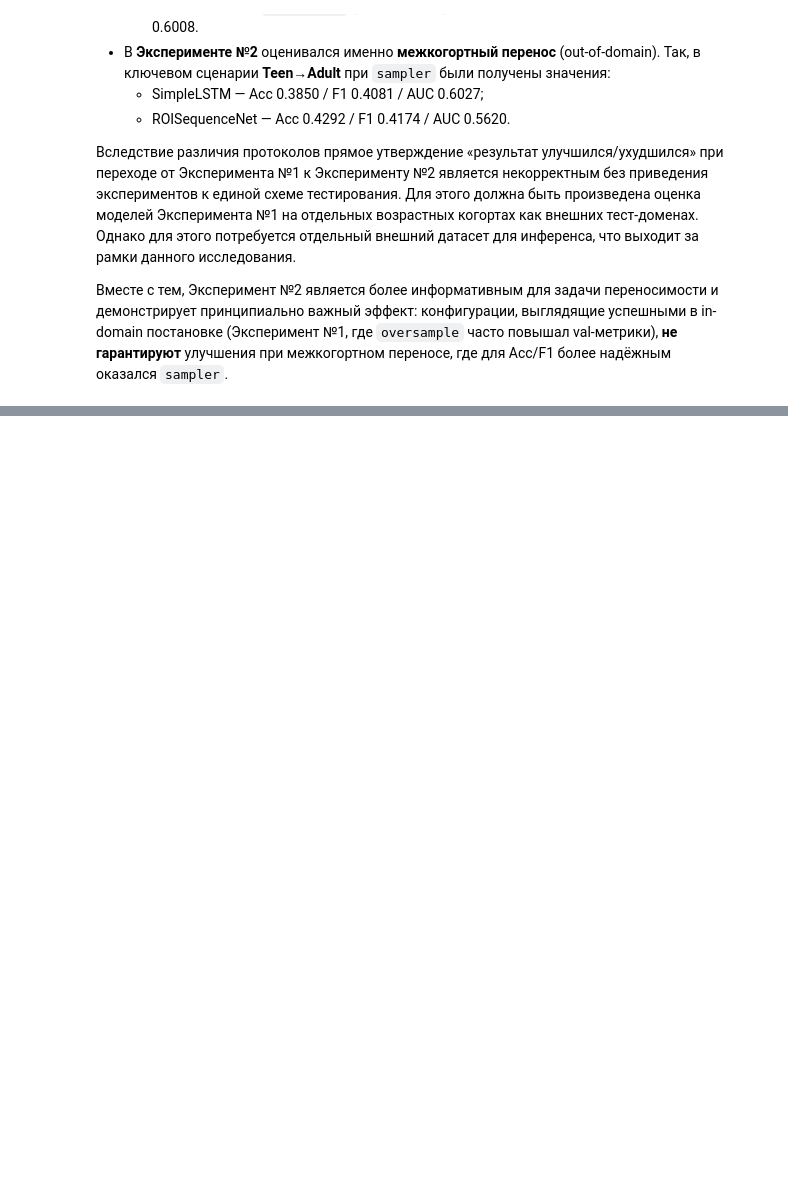
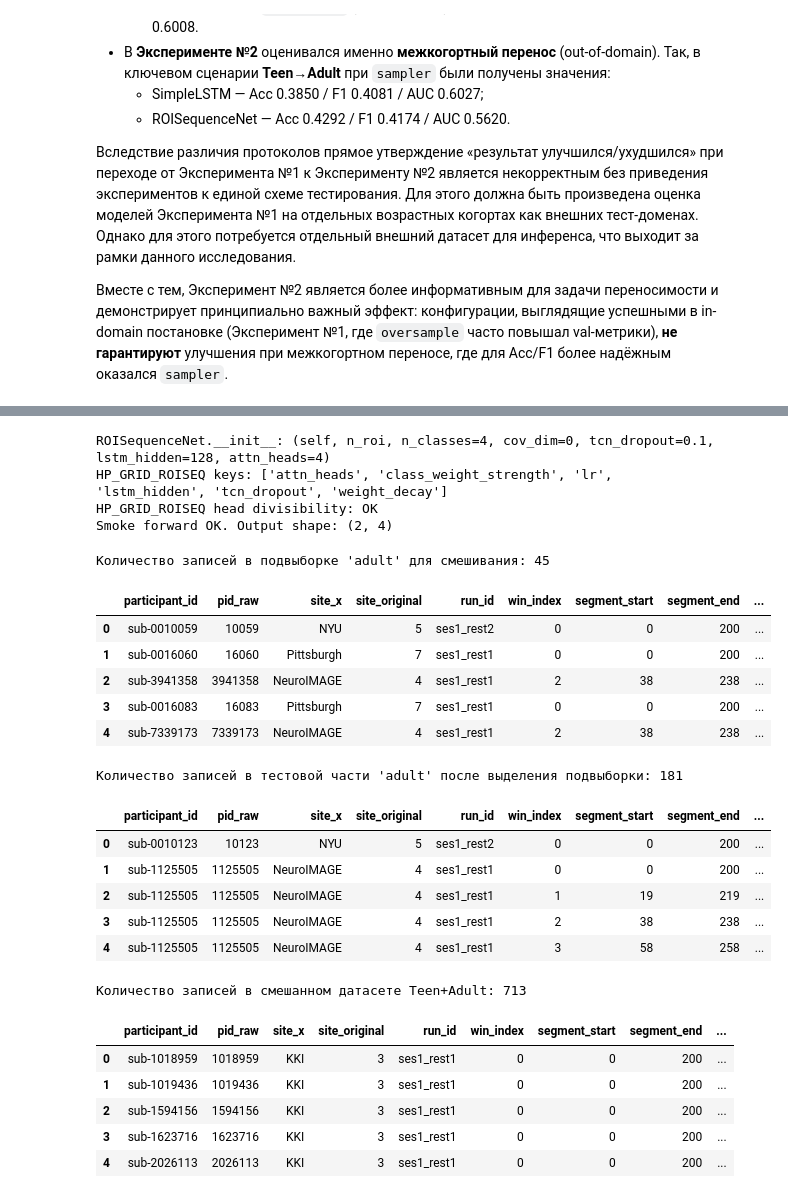
Before and after one commit to Amissum/ADHD_connectome_biomarkers_transfer_research, a Jupyter notebook: ADHD200/Pipelines/AthenaPipeline/Iter_3_ADHD200_train_v3.ipynb, the cells around one changed output, grey strips where cells are left out. Drawn from its saved outputs; the diff is of its cells as text; code cells hidden in the pictures; blank space fills up the shorter version.

```diff
--- a/ADHD200/Pipelines/AthenaPipeline/Iter_3_ADHD200_train_v3.ipynb
+++ b/ADHD200/Pipelines/AthenaPipeline/Iter_3_ADHD200_train_v3.ipynb
@@ -4851,0 +5125,38 @@ Adult → Children: AUC 0.5772, Acc 0.4693, F1 0.4542
+# %%
+# ---------------------------
+# 3.1.2.1. Smoke-check: сборка модели и один forward (без обучения)
+# ---------------------------
+import inspect
+import torch
+print("ROISequenceNet.__init__:", inspect.signature(ROISequenceNet.__init__))
+print("HP_GRID_ROISEQ keys:", sorted(list(HP_GRID_ROISEQ.keys())))
+
+# Проверяем, что все combos (lstm_hidden, attn_heads) валидны
+for h in HP_GRID_ROISEQ.get("lstm_hidden", [128]):
+    for a in HP_GRID_ROISEQ.get("attn_heads", [4]):
+        if int(h) % int(a) != 0:
+            raise AssertionError(f"Bad combo in HP_GRID_ROISEQ: lstm_hidden={h}, attn_heads={a}")
+print("HP_GRID_ROISEQ head divisibility: OK")
+
+n_rois_smoke = int(globals().get("target_n_roi", 400))
+n_classes_smoke = int(globals().get("N_CLASSES", 4))
+cov_dim_smoke = 0
+hp_smoke = {
+    "lr": 1e-3,
+    "weight_decay": 1e-4,
+    "tcn_dropout": 0.1,
+    "lstm_hidden": 64,
+    "attn_heads": 4,
+    "class_weight_strength": 1.0,
+}
+model = _safe_make_roiseq(n_rois=n_rois_smoke, n_classes=n_classes_smoke, cov_dim=cov_dim_smoke, hyper_params=hp_smoke)
+model = model.to(DEVICE)
+x = torch.randn(2, 20, n_rois_smoke, device=DEVICE)
+with torch.no_grad():
+    y = model(x)
+print("Smoke forward OK. Output shape:", tuple(y.shape))
+# %% [output]
+ROISequenceNet.__init__: (self, n_roi, n_classes=4, cov_dim=0, tcn_dropout=0.1, lstm_hidden=128, attn_heads=4)
+HP_GRID_ROISEQ keys: ['attn_heads', 'class_weight_strength', 'lr', 'lstm_hidden', 'tcn_dropout', 'weight_decay']
+HP_GRID_ROISEQ head divisibility: OK
+Smoke forward OK. Output shape: (2, 4)
@@ -4851,0 +5320,37 @@ Adult → Children: AUC 0.5772, Acc 0.4693, F1 0.4542
+# %%
+# Создадим смешанный датасет Teen + Adult, где adult будет подмешан в размере 0.2 от общего количества сэмплов в датасете adult, а все остальное будут teens.
+# Это позволит нам проверить, как добавление данных из другой когорты влияет на переносимость модели.
+
+data_df_adult_train = data_df_adult.sample(frac=0.2, random_state=42).reset_index(drop=True)
+print(f"\nКоличество записей в подвыборке 'adult' для смешивания: {len(data_df_adult_train)}")
+display(data_df_adult_train.head())
+
+data_df_adult_test = data_df_adult.drop(data_df_adult_train.index).reset_index(drop=True)
+print(f"\nКоличество записей в тестовой части 'adult' после выделения подвыборки: {len(data_df_adult_test)}")
+display(data_df_adult_test.head())
+
+data_df_mixed_teen_adult = pd.concat([data_df_teen, data_df_adult_train], ignore_index=True)
+print(f"\nКоличество записей в смешанном датасете Teen+Adult: {len(data_df_mixed_teen_adult)}")
+display(data_df_mixed_teen_adult.head())
+# %% [output]
+Количество записей в подвыборке 'adult' для смешивания: 45
+|  | participant_id | pid_raw | site_x | site_original | run_id | win_index | segment_start | segment_end | ... |
+| 0 | sub-0010059 | 10059 | NYU | 5 | ses1_rest2 | 0 | 0 | 200 | ... |
+| 1 | sub-0016060 | 16060 | Pittsburgh | 7 | ses1_rest1 | 0 | 0 | 200 | ... |
+| 2 | sub-3941358 | 3941358 | NeuroIMAGE | 4 | ses1_rest1 | 2 | 38 | 238 | ... |
+| 3 | sub-0016083 | 16083 | Pittsburgh | 7 | ses1_rest1 | 0 | 0 | 200 | ... |
+| 4 | sub-7339173 | 7339173 | NeuroIMAGE | 4 | ses1_rest1 | 2 | 38 | 238 | ... |
+Количество записей в тестовой части 'adult' после выделения подвыборки: 181
+|  | participant_id | pid_raw | site_x | site_original | run_id | win_index | segment_start | segment_end | ... |
+| 0 | sub-0010123 | 10123 | NYU | 5 | ses1_rest2 | 0 | 0 | 200 | ... |
+| 1 | sub-1125505 | 1125505 | NeuroIMAGE | 4 | ses1_rest1 | 0 | 0 | 200 | ... |
+| 2 | sub-1125505 | 1125505 | NeuroIMAGE | 4 | ses1_rest1 | 1 | 19 | 219 | ... |
+| 3 | sub-1125505 | 1125505 | NeuroIMAGE | 4 | ses1_rest1 | 2 | 38 | 238 | ... |
+| 4 | sub-1125505 | 1125505 | NeuroIMAGE | 4 | ses1_rest1 | 3 | 58 | 258 | ... |
+Количество записей в смешанном датасете Teen+Adult: 713
+|  | participant_id | pid_raw | site_x | site_original | run_id | win_index | segment_start | segment_end | ... |
+| 0 | sub-1018959 | 1018959 | KKI | 3 | ses1_rest1 | 0 | 0 | 200 | ... |
+| 1 | sub-1019436 | 1019436 | KKI | 3 | ses1_rest1 | 0 | 0 | 200 | ... |
+| 2 | sub-1594156 | 1594156 | KKI | 3 | ses1_rest1 | 0 | 0 | 200 | ... |
+| 3 | sub-1623716 | 1623716 | KKI | 3 | ses1_rest1 | 0 | 0 | 200 | ... |
+| 4 | sub-2026113 | 2026113 | KKI | 3 | ses1_rest1 | 0 | 0 | 200 | ... |
```
Also changed, not shown: parts of 33 cells of this notebook.
